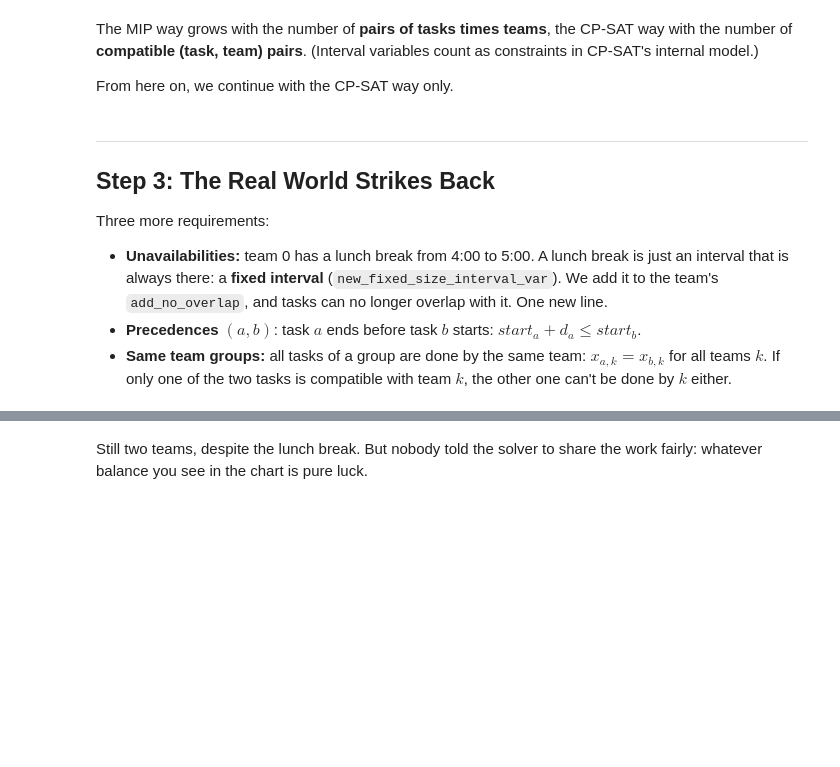
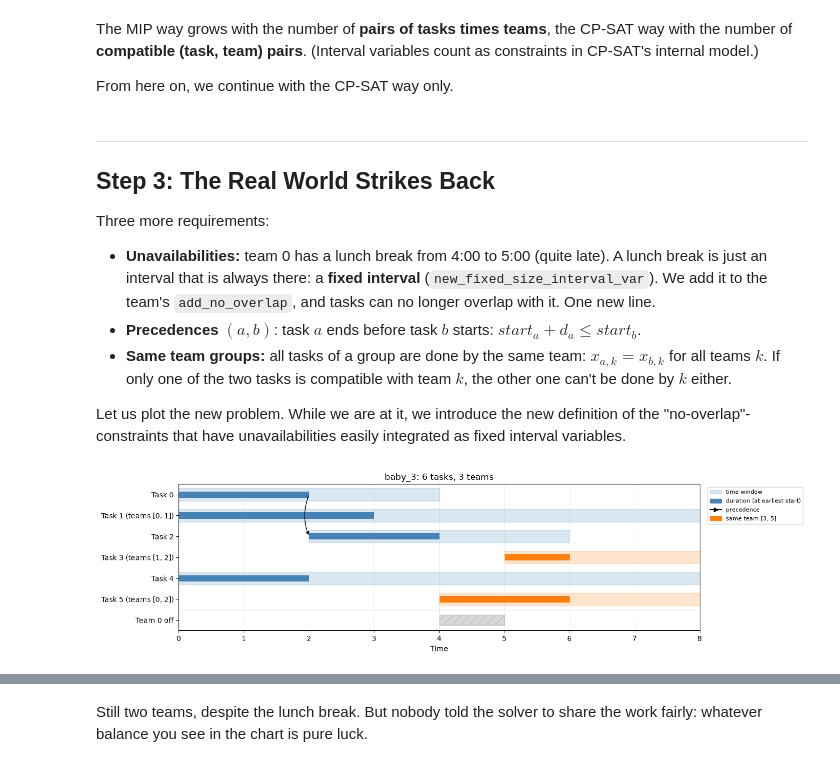
Before and after one commit to jpjj/O4A-Hands-On-CP-SAT, a Jupyter notebook: cp_sat_complete.ipynb, the cells around one changed output, grey strips where cells are left out. Cells and saved outputs as stored; diff of their text form; code cells hidden in the pictures; blank space fills up the shorter version.

```diff
--- a/cp_sat_complete.ipynb
+++ b/cp_sat_complete.ipynb
@@ -596,31 +655,38 @@ From here on, we continue with the CP-SAT way only.
 
 Three more requirements:
 
-- **Unavailabilities:** team 0 has a lunch break from 4:00 to 5:00. A lunch break is just an interval that is always there: a **fixed interval** (`new_fixed_size_interval_var`). We add it to the team's `add_no_overlap`, and tasks can no longer overlap with it. One new line.
+- **Unavailabilities:** team 0 has a lunch break from 4:00 to 5:00 (quite late). A lunch break is just an interval that is always there: a **fixed interval** (`new_fixed_size_interval_var`). We add it to the team's `add_no_overlap`, and tasks can no longer overlap with it. One new line.
 - **Precedences** $(a, b)$: task $a$ ends before task $b$ starts: $start_a + d_a \leq start_b$.
 - **Same team groups:** all tasks of a group are done by the same team: $x_{a,k} = x_{b,k}$ for all teams $k$. If only one of the two tasks is compatible with team $k$, the other one can't be done by $k$ either.
+
+
+Let us plot the new problem. While we are at it, we introduce the new definition of the "no-overlap"-constraints that have unavailabilities easily integrated as fixed interval variables.
 # %%
 baby_3 = WorkforceProblem(
     name="baby_3",
     teams=[Team(id=0, unavailabilities=[TimeInterval(start=4, end=5)]), Team(id=1), Team(id=2)],  # NEW: lunch break
     tasks=baby_2.tasks,
     precedence=[(0, 2)],  # NEW: task 0 before task 2
     same_team=[[3, 5]],   # NEW: tasks 3 and 5 are done by the same team
 )
+
+plot_problem(baby_3)
 
 
 def add_no_overlap_intervals(model: cp_model.CpModel, problem: WorkforceProblem, x, start):
     """CP-SAT way: one optional interval per (task, team), present iff x[task, team]. No overlap per team."""
     for team in problem.teams:
         intervals = [
             model.new_optional_fixed_size_interval_var(start[t.id], t.duration, x[t.id, team.id], f"task_{t.id}_team_{team.id}")
             for t in problem.tasks
             if team.id in t.compatible_teams
         ]
         # NEW: unavailabilities are intervals that are always present
         intervals += [model.new_fixed_size_interval_var(u.start, u.duration, f"off_{team.id}_{u.start}")
                       for u in team.unavailabilities]
         model.add_no_overlap(intervals)
+# %% [output]
+[figure, added]
 # %%
 def add_precedence_and_same_team(model: cp_model.CpModel, problem: WorkforceProblem, x, start):
     duration = {t.id: t.duration for t in problem.tasks}
```
Also changed, not shown: parts of 27 cells of this notebook, 1 other file.
